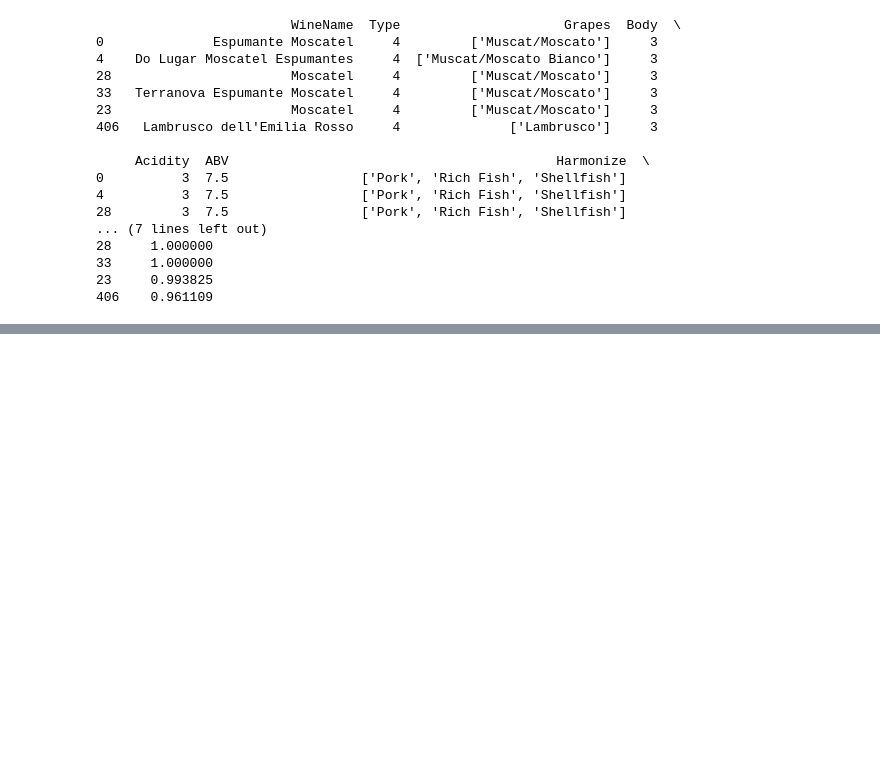
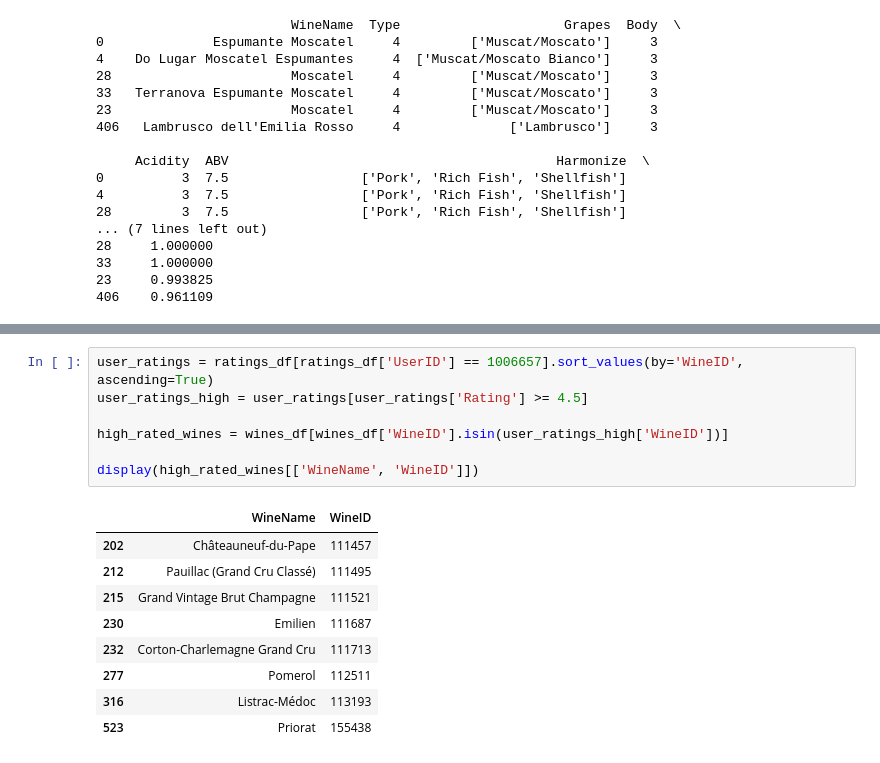
Before and after one commit to irrrrrrrrr/MAISE_RecSys_Group8_Ass, a Jupyter notebook: recSysTest.ipynb, the cells around one changed output, grey strips where cells are left out. Drawn from its saved outputs; the diff is of its cells as text; blank space fills up the shorter version.

```diff
--- a/recSysTest.ipynb
+++ b/recSysTest.ipynb
@@ -175,0 +186,17 @@ Wine Name: Côtes de Bourg
+# %%
+user_ratings = ratings_df[ratings_df['UserID'] == 1006657].sort_values(by='WineID', ascending=True)
+user_ratings_high = user_ratings[user_ratings['Rating'] >= 4.5]
+
+high_rated_wines = wines_df[wines_df['WineID'].isin(user_ratings_high['WineID'])]
+
+display(high_rated_wines[['WineName', 'WineID']])
+# %% [output]
+|  | WineName | WineID |
+| 202 | Châteauneuf-du-Pape | 111457 |
+| 212 | Pauillac (Grand Cru Classé) | 111495 |
+| 215 | Grand Vintage Brut Champagne | 111521 |
+| 230 | Emilien | 111687 |
+| 232 | Corton-Charlemagne Grand Cru | 111713 |
+| 277 | Pomerol | 112511 |
+| 316 | Listrac-Médoc | 113193 |
+| 523 | Priorat | 155438 |
```
Also changed, not shown: parts of 5 cells of this notebook, 8 other files.
